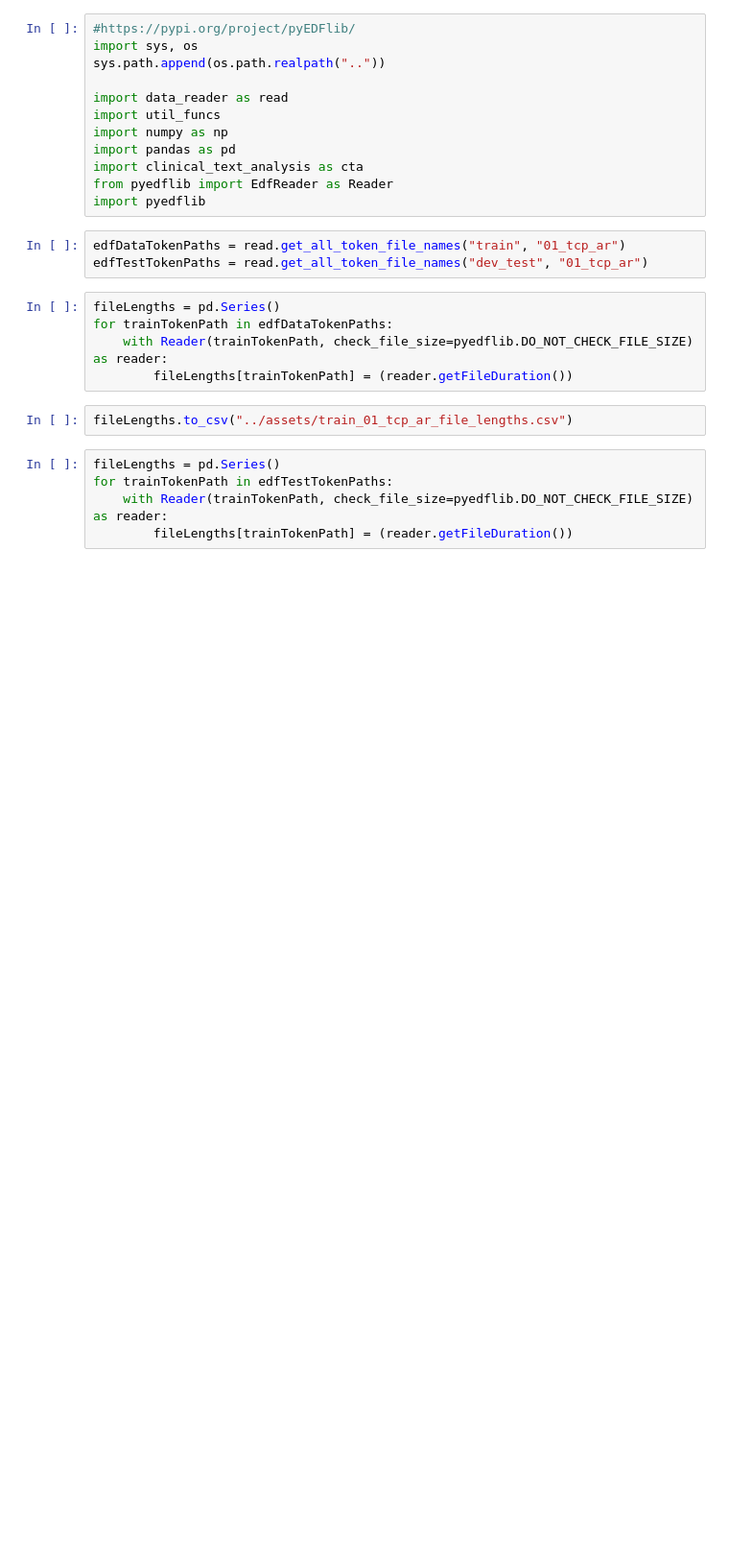
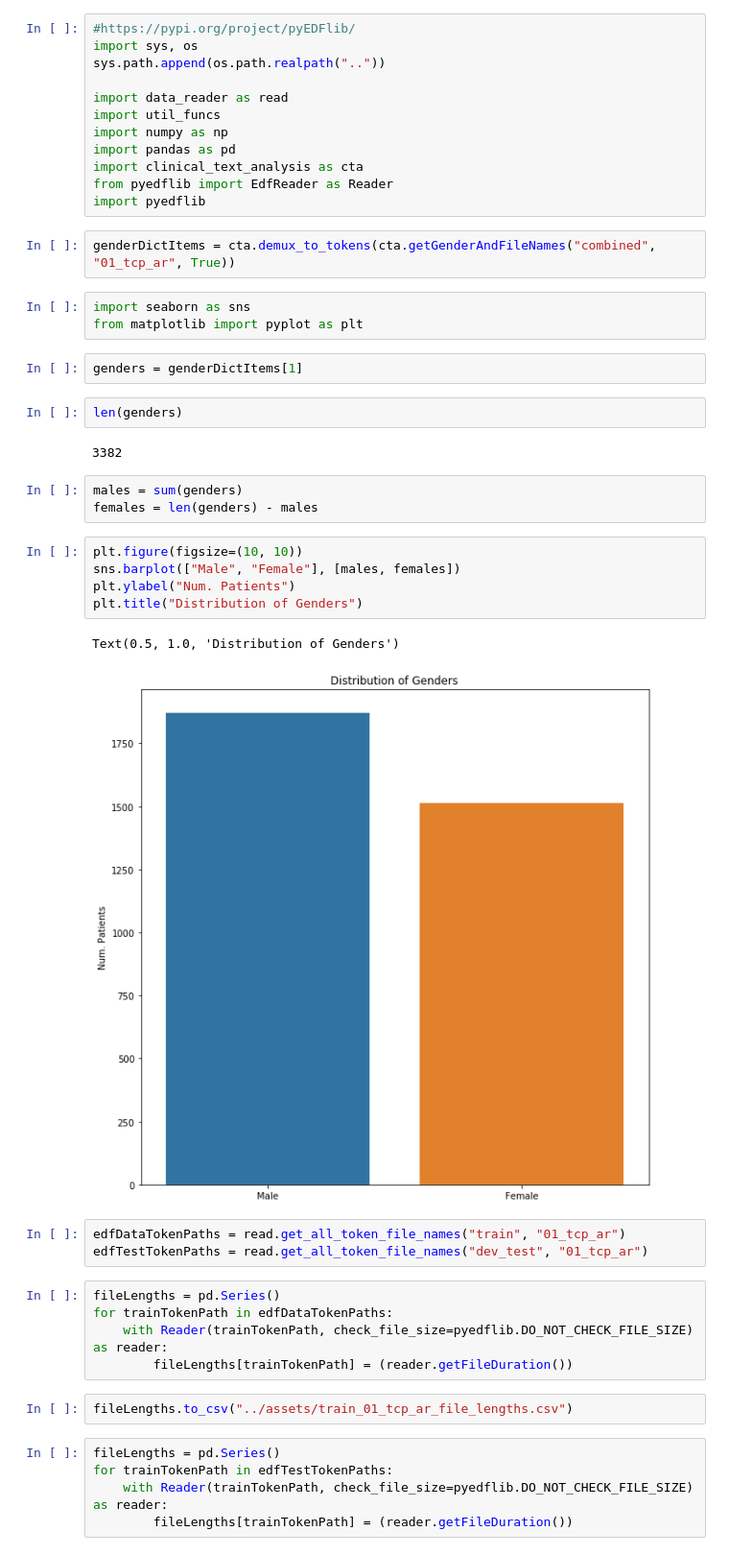
Before and after one commit to Saqibm128/eeg-tasks, a Jupyter notebook: notebooks/Initial Exploration.ipynb, the cells around one changed output. Shown at 96% size. Saved outputs shown, nothing was run; the diff lists cells and outputs as text; blank space fills up the shorter version.

```diff
--- a/notebooks/Initial Exploration.ipynb
+++ b/notebooks/Initial Exploration.ipynb
@@ -10,6 +10,28 @@ import pandas as pd
 import clinical_text_analysis as cta
 from pyedflib import EdfReader as Reader
 import pyedflib
+# %%
+genderDictItems = cta.demux_to_tokens(cta.getGenderAndFileNames("combined", "01_tcp_ar", True))
+# %%
+import seaborn as sns
+from matplotlib import pyplot as plt
+# %%
+genders = genderDictItems[1]
+# %%
+len(genders)
+# %% [output]
+3382
+# %%
+males = sum(genders)
+females = len(genders) - males
+# %%
+plt.figure(figsize=(10, 10))
+sns.barplot(["Male", "Female"], [males, females])
+plt.ylabel("Num. Patients")
+plt.title("Distribution of Genders")
+# %% [output]
+Text(0.5, 1.0, 'Distribution of Genders')
+[figure, added]
 # %%
 edfDataTokenPaths = read.get_all_token_file_names("train", "01_tcp_ar")
 edfTestTokenPaths = read.get_all_token_file_names("dev_test", "01_tcp_ar")
```
Also changed, not shown: 3 other files.
